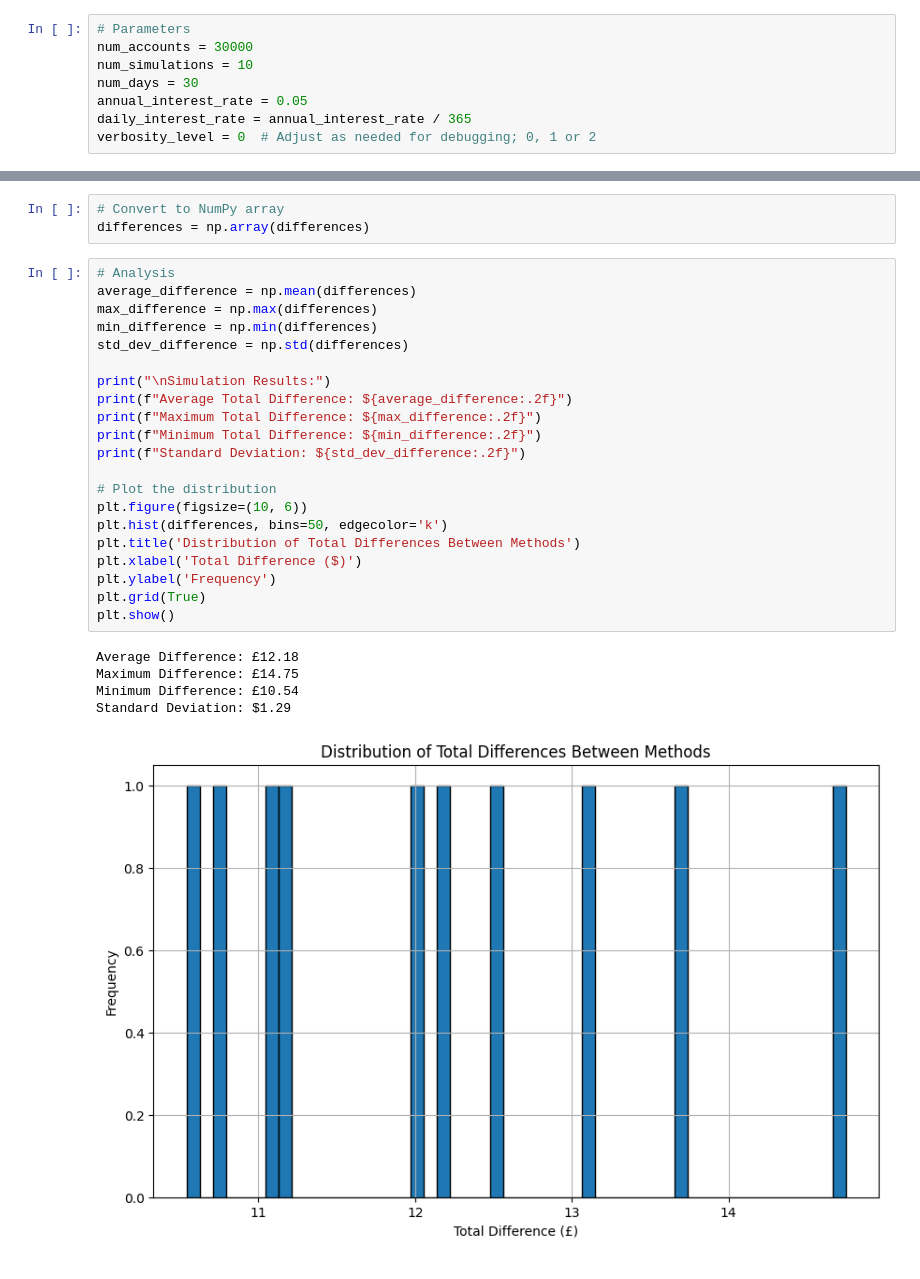
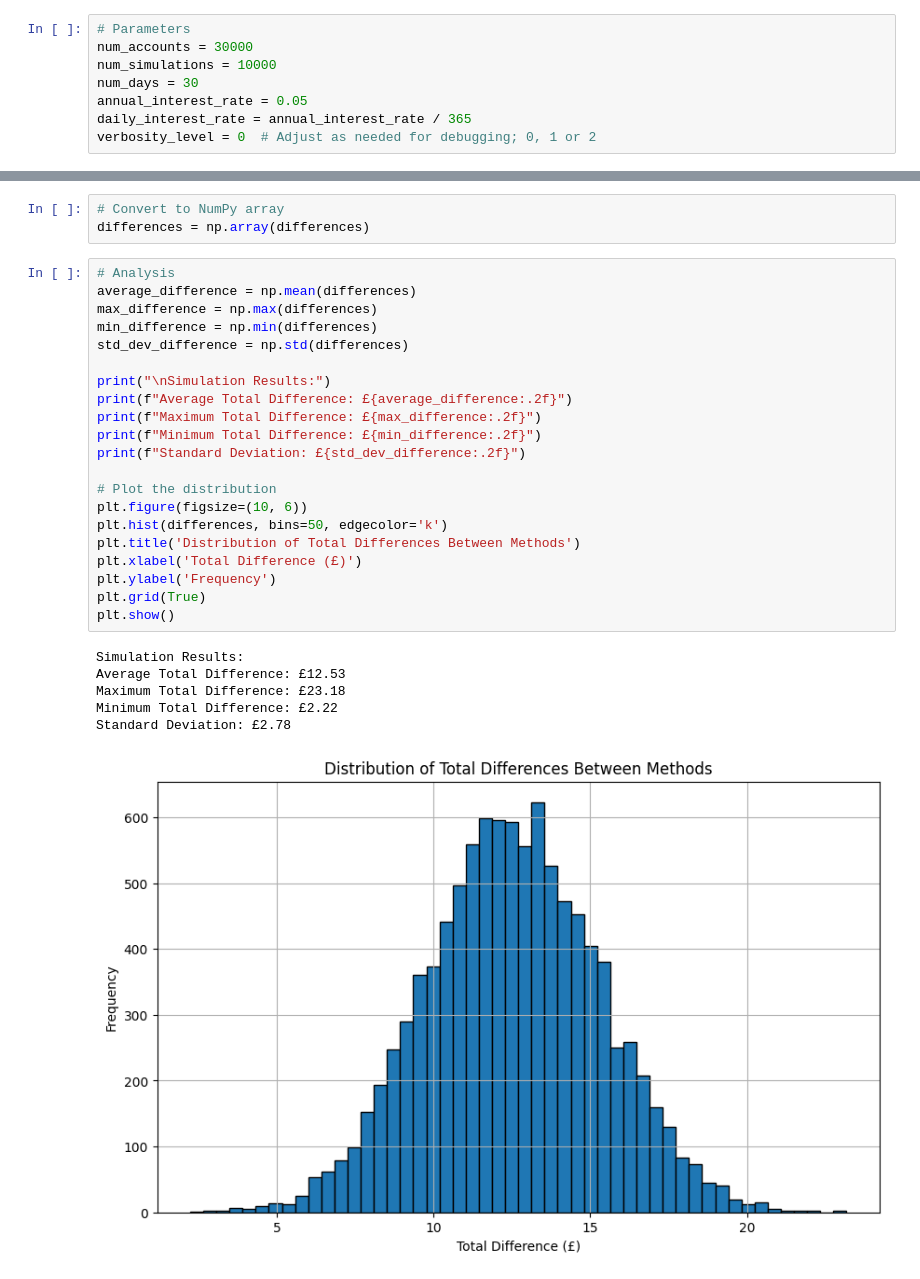
Before and after one commit to anandha2017/simple-github-test, a Jupyter notebook: TrialBalanceMontecarloSimulation.ipynb, the cells around one changed output, grey strips where cells are left out. Saved outputs shown, nothing was run; the diff lists cells and outputs as text.

```diff
--- a/TrialBalanceMontecarloSimulation.ipynb
+++ b/TrialBalanceMontecarloSimulation.ipynb
@@ -6,7 +6,7 @@ import matplotlib.pyplot as plt
 # %%
 # Parameters
 num_accounts = 30000
-num_simulations = 10
+num_simulations = 10000
 num_days = 30
 annual_interest_rate = 0.05
 daily_interest_rate = annual_interest_rate / 365
@@ -90,27 +92,28 @@ differences = np.array(differences)
 # %%
 # Analysis
 average_difference = np.mean(differences)
 max_difference = np.max(differences)
 min_difference = np.min(differences)
 std_dev_difference = np.std(differences)
 
 print("\nSimulation Results:")
-print(f"Average Total Difference: ${average_difference:.2f}")
-print(f"Maximum Total Difference: ${max_difference:.2f}")
-print(f"Minimum Total Difference: ${min_difference:.2f}")
-print(f"Standard Deviation: ${std_dev_difference:.2f}")
+print(f"Average Total Difference: £{average_difference:.2f}")
+print(f"Maximum Total Difference: £{max_difference:.2f}")
+print(f"Minimum Total Difference: £{min_difference:.2f}")
+print(f"Standard Deviation: £{std_dev_difference:.2f}")
 
 # Plot the distribution
 plt.figure(figsize=(10, 6))
 plt.hist(differences, bins=50, edgecolor='k')
 plt.title('Distribution of Total Differences Between Methods')
-plt.xlabel('Total Difference ($)')
+plt.xlabel('Total Difference (£)')
 plt.ylabel('Frequency')
 plt.grid(True)
 plt.show()
 # %% [output]
-Average Difference: £12.18
-Maximum Difference: £14.75
-Minimum Difference: £10.54
-Standard Deviation: $1.29
+Simulation Results:
+Average Total Difference: £12.53
+Maximum Total Difference: £23.18
+Minimum Total Difference: £2.22
+Standard Deviation: £2.78
-[figure, old version]
+[figure, new version]
```
Also changed, not shown: parts of 2 cells of this notebook.
